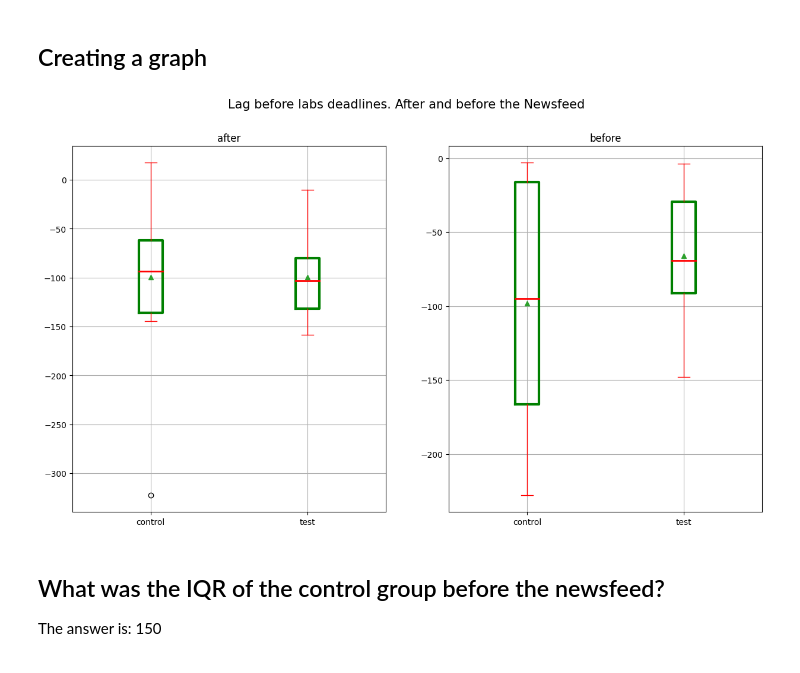
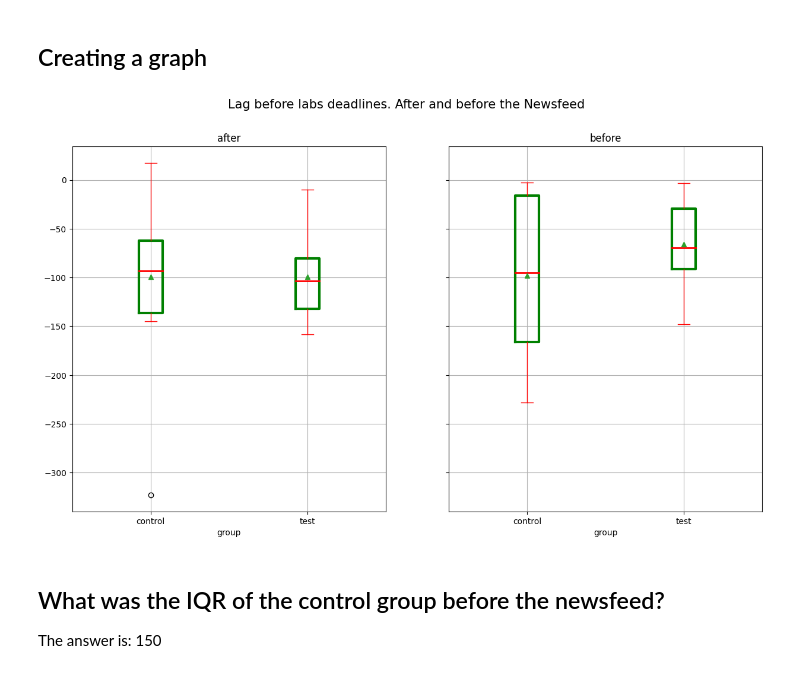
Before and after one commit to Smoooky/42-PiscinePythonDataScience, a Jupyter notebook: day07/ex05/05_boxplot.ipynb, the cells around one changed output. Drawn from its saved outputs; the diff is of its cells as text; code cells hidden in the pictures.

```diff
--- a/day07/ex05/05_boxplot.ipynb
+++ b/day07/ex05/05_boxplot.ipynb
@@ -73,34 +73,36 @@ data_after
 # %% [markdown]
 ## Creating a graph
 # %%
-fig, axs = plt.subplots(1, 2, figsize=(15, 8))
+fig, axs = plt.subplots(1, 2, figsize=(15, 8), sharey=True)
 
 axs[0].boxplot(data_after,
                labels=['control', 'test'],
                showmeans=True,
                boxprops={ 'color': 'green', 'linewidth': 3 },
                whiskerprops={ 'color': 'red'},
                capprops={ 'color': 'red' },
                medianprops={ 'color': 'red', 'linewidth': 2 }
               )
 axs[0].set_title('after')
 axs[0].grid('xy')
+axs[0].set_xlabel('group')
 
 axs[1].boxplot(data_before,
                labels=['control', 'test'],
                showmeans=True,
                boxprops={ 'color': 'green', 'linewidth': 3 },
                whiskerprops={ 'color': 'red' },
                capprops={ 'color': 'red' },
                medianprops={ 'color': 'red', 'linewidth': 2 }
               )
 axs[1].set_title('before')
 axs[1].grid('xy')
+axs[1].set_xlabel('group')
 
 plt.suptitle('Lag before labs deadlines. After and before the Newsfeed', fontsize=15)
 plt.show()
 # %% [output]
-[figure, old version]
+[figure, new version]
 # %% [markdown]
 ## What was the IQR of the control group before the newsfeed?
 The answer is: 150
```
Also changed, not shown: 1 other file.
